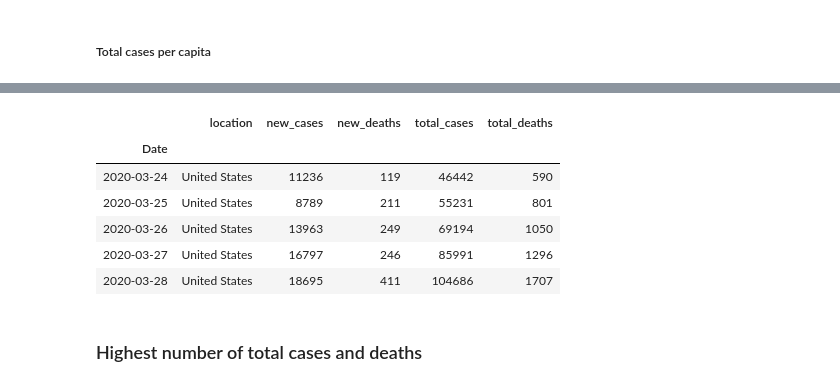
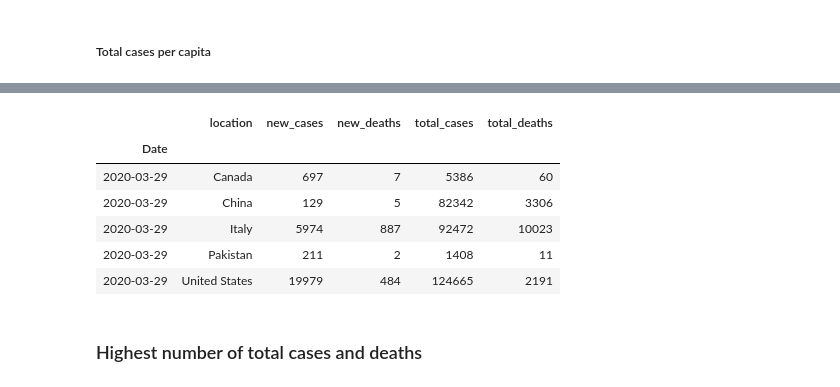
Before and after one commit to ambreen2006/Covid-19-Analysis, a Jupyter notebook: Covid-19-per-capita.ipynb, the cells around one changed output, grey strips where cells are left out. Saved outputs shown, nothing was run; the diff lists cells and outputs as text; code cells hidden in the pictures.

```diff
--- a/Covid-19-per-capita.ipynb
+++ b/Covid-19-per-capita.ipynb
@@ -395,14 +366,14 @@ plt.savefig('select_countries_total_cases_per_capita.png', bbox_inches = 'tight'
-# %%
-new_cases_selected_country = country_subset[country_subset['location'] == 'United States']
-new_cases_selected_country.tail(n = 5)
-# %% [output]
-|  | location | new_cases | new_deaths | total_cases | total_deaths |
-| Date |  |  |  |  |  |
-| 2020-03-24 | United States | 11236 | 119 | 46442 | 590 |
-| 2020-03-25 | United States | 8789 | 211 | 55231 | 801 |
-| 2020-03-26 | United States | 13963 | 249 | 69194 | 1050 |
-| 2020-03-27 | United States | 16797 | 246 | 85991 | 1296 |
-| 2020-03-28 | United States | 18695 | 411 | 104686 | 1707 |
+# %%
+country_subset_latest = country_subset[country_subset.index == latest]
+country_subset_latest
+# %% [output]
+|  | location | new_cases | new_deaths | total_cases | total_deaths |
+| Date |  |  |  |  |  |
+| 2020-03-29 | Canada | 697 | 7 | 5386 | 60 |
+| 2020-03-29 | China | 129 | 5 | 82342 | 3306 |
+| 2020-03-29 | Italy | 5974 | 887 | 92472 | 10023 |
+| 2020-03-29 | Pakistan | 211 | 2 | 1408 | 11 |
+| 2020-03-29 | United States | 19979 | 484 | 124665 | 2191 |
 # %% [markdown]
 ### Highest number of total cases and deaths
 # %%
```
Also changed, not shown: parts of 19 cells of this notebook, 1 other file.
